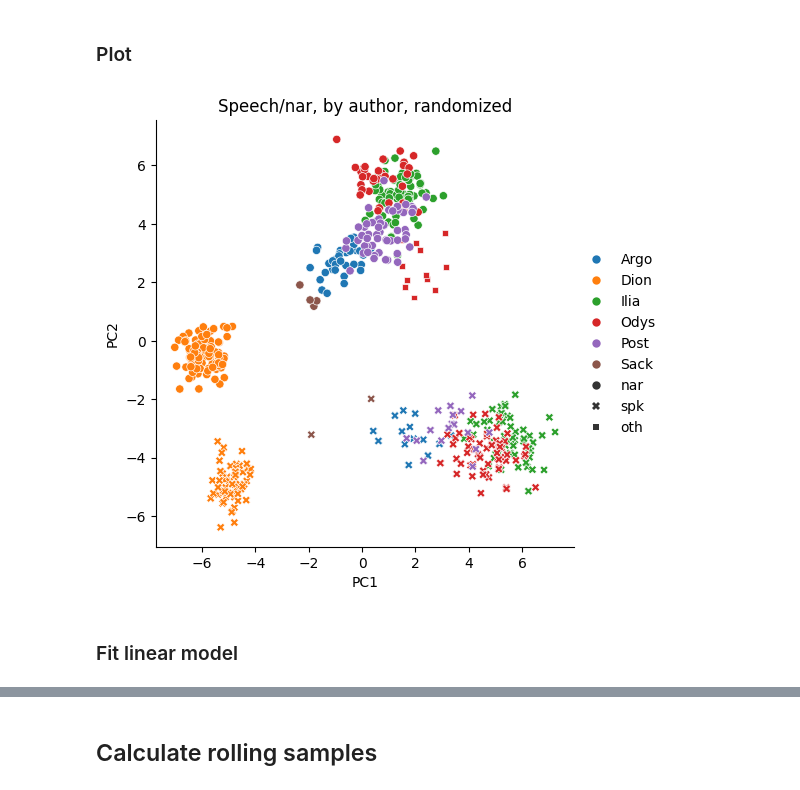
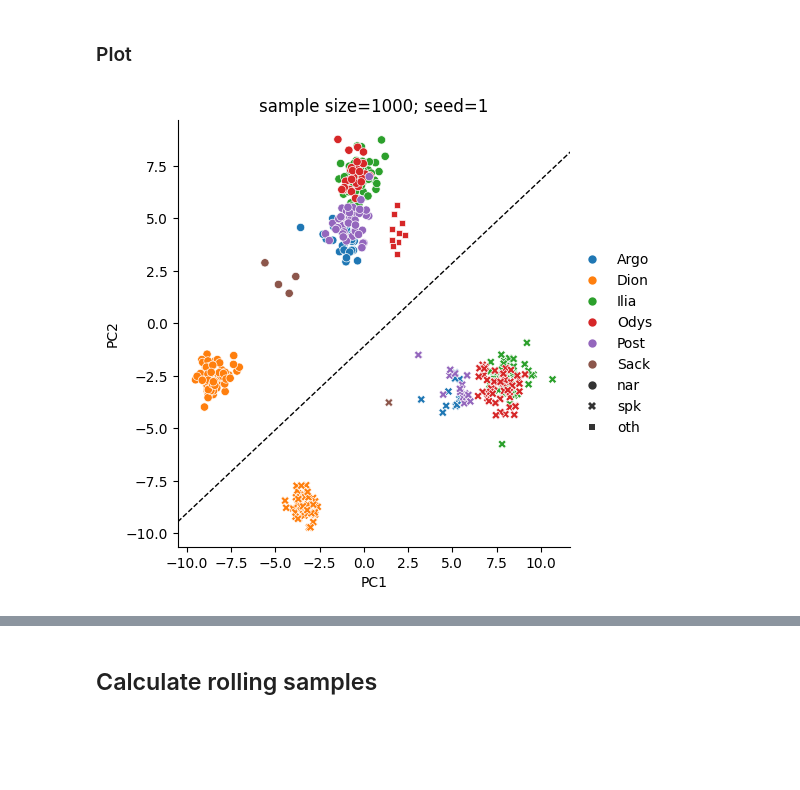
Before and after one commit to cwf2/uva_common, a Jupyter notebook: 3 - Speech Signal.ipynb, the cells around one changed output, grey strips where cells are left out. Cells and saved outputs as stored; diff of their text form; code cells hidden in the pictures; blank space fills up the shorter version.

```diff
--- a/3 - Speech Signal.ipynb
+++ b/3 - Speech Signal.ipynb
@@ -23 +27,3 @@ tokens = pd.read_csv(token_file, delimiter="\t", dtype=str)
+# %%
+tokens = tokens.loc[~(tokens["pos"]=="PUNCT")]
 # %% [markdown]
@@ -34,6 +42,6 @@ tokens.loc[tokens["lemma"]=="οὐδʼ", "lemma"] = "οὐδέ"
 # %%
 # corpus-wide count for all non-punctuation lemmas, from most frequent to least
-corpus_lemma_count = tokens.loc[~(tokens["pos"]=="PUNCT"), "lemma"].value_counts()
+corpus_lemma_count = tokens["lemma"].value_counts()
 
 # a list of the top lemmas
 top_lemmas = corpus_lemma_count.head(100).index
@@ -85,0 +97,9 @@ ex_base = Experiment(
+# %%
+# melt morph column values
+morph = tokens.melt(
+        value_vars=["verbform", "mood", "tense", "voice", "person", "number", "case", "gender"],
+        ignore_index = False,
+    ).dropna()
+
+# agg as list, add to token table
+tokens["morph"] = morph.groupby(morph.index).agg(morph = ("value", list))
@@ -85,0 +108,7 @@ ex_base = Experiment(
+# %%
+# get corpus wide morph counts
+corpus_morph_count = tokens["morph"].explode().value_counts()
+display(corpus_morph_count)
+
+# select all but anomalously low
+top_morph = corpus_morph_count[corpus_morph_count > 1000].index
@@ -165,19 +238,32 @@ display(ex_base.pca)
 # %% [markdown]
 ### Plot
 # %%
-# plot
-auth_labels = ex_base.auth_group_ids.groupby(ex_base.sample_ids).agg("first").values
-nara_labels = ex_base.nara_group_ids.groupby(ex_base.sample_ids).agg("first").values
+# plot first two principal components
 
-g = ex_base.fig = sns.relplot(data=ex_base.pca,
+g = sns.relplot(data=train["pca"],
     x = "PC1",
     y = "PC2",
-    hue = auth_labels,
-    style = nara_labels,
+    hue = train["auth_label"],
+    style = train["nara_label"],
 )
-g.set(title = ex_base.name)
-ex_base.fig = g.figure
+g.set(title = f"sample size={train['sample_size']}; seed={train['seed']}")
+
+# add decision boundary
+
+# get the axis for the existing plot
+ax = g.ax
+xlim = ax.get_xlim()
+
+# solve for y at each x endpoint: coef[0]*x + coef[1]*y + intercept = 0
+#   => y = -(coef[0]*x + intercept) / coef[1]
+w = train["clf"].coef_[0]
+b = train["clf"].intercept_[0]
+xs = np.array(xlim)
+ys = -(w[0] * xs + b) / w[1]
+
+ax.plot(xs, ys, "k--", linewidth=1)
+ax.set_xlim(xlim)  # restore limits so the line doesn't expand the plot
+
+plt.show()
 # %% [output]
-[figure, old version]
+[figure, new version]
-# %% [markdown]
-### Fit linear model
```
Also changed, not shown: parts of 23 cells of this notebook.
